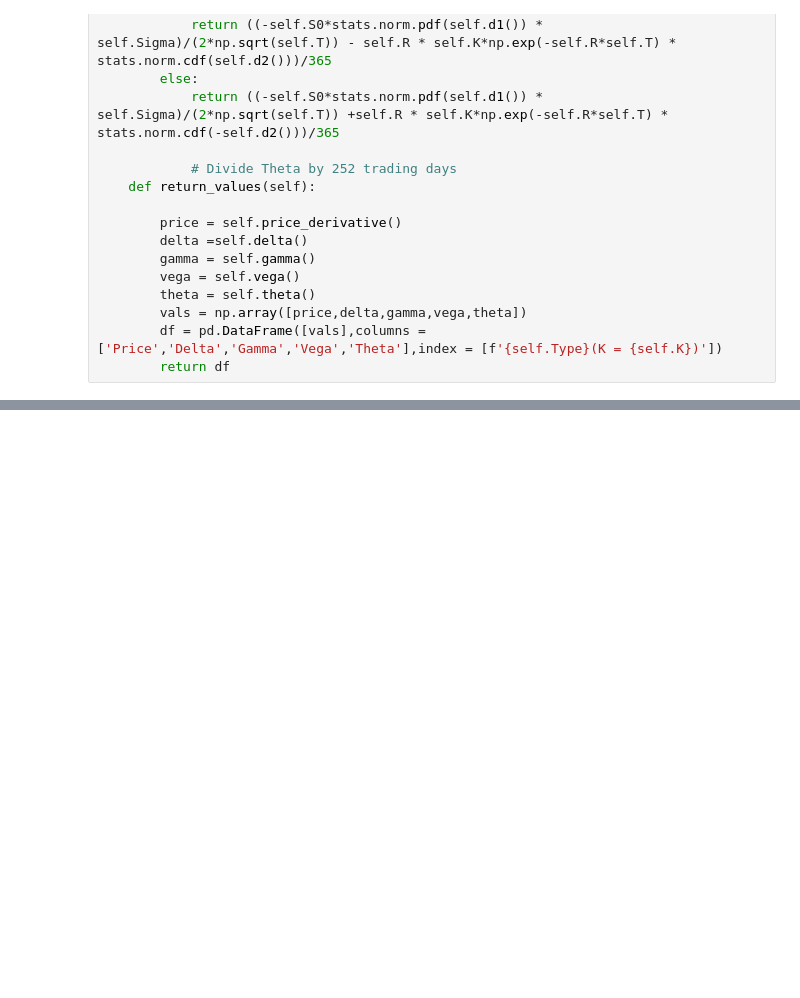
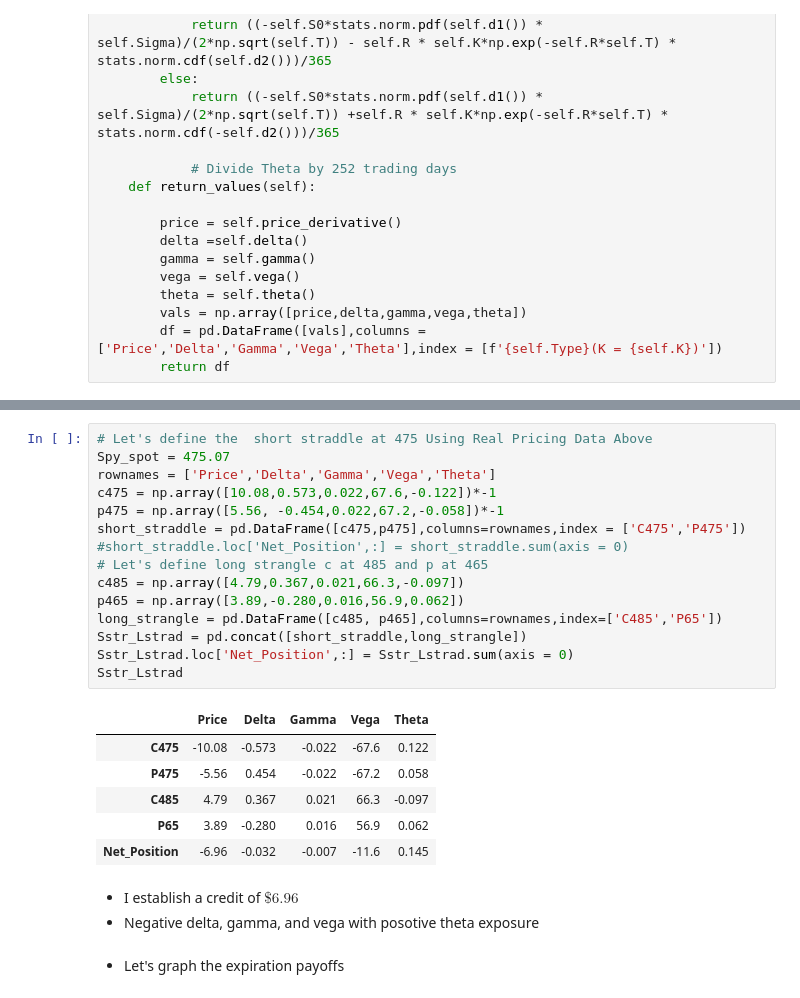
Before and after one commit to dcstein22/Option_Theory, a Jupyter notebook: lesson1_keegan.ipynb, the cells around one changed output, grey strips where cells are left out. Saved outputs shown, nothing was run; the diff lists cells and outputs as text; blank space fills up the shorter version.

```diff
--- a/lesson1_keegan.ipynb
+++ b/lesson1_keegan.ipynb
@@ -206,0 +592,27 @@ applejan.plot_contract()
+# %%
+# Let's define the  short straddle at 475 Using Real Pricing Data Above
+Spy_spot = 475.07
+rownames = ['Price','Delta','Gamma','Vega','Theta']
+c475 = np.array([10.08,0.573,0.022,67.6,-0.122])*-1
+p475 = np.array([5.56, -0.454,0.022,67.2,-0.058])*-1
+short_straddle = pd.DataFrame([c475,p475],columns=rownames,index = ['C475','P475'])
+#short_straddle.loc['Net_Position',:] = short_straddle.sum(axis = 0)
+# Let's define long strangle c at 485 and p at 465
+c485 = np.array([4.79,0.367,0.021,66.3,-0.097])
+p465 = np.array([3.89,-0.280,0.016,56.9,0.062])
+long_strangle = pd.DataFrame([c485, p465],columns=rownames,index=['C485','P65'])
+Sstr_Lstrad = pd.concat([short_straddle,long_strangle])
+Sstr_Lstrad.loc['Net_Position',:] = Sstr_Lstrad.sum(axis = 0)
+Sstr_Lstrad
+# %% [output]
+|  | Price | Delta | Gamma | Vega | Theta |
+| C475 | -10.08 | -0.573 | -0.022 | -67.6 | 0.122 |
+| P475 | -5.56 | 0.454 | -0.022 | -67.2 | 0.058 |
+| C485 | 4.79 | 0.367 | 0.021 | 66.3 | -0.097 |
+| P65 | 3.89 | -0.280 | 0.016 | 56.9 | 0.062 |
+| Net_Position | -6.96 | -0.032 | -0.007 | -11.6 | 0.145 |
+# %% [markdown]
+- I establish a credit of $\$6.96$
+- Negative delta, gamma, and vega with posotive theta exposure
+# %% [markdown]
+- Let's graph the expiration payoffs
```
Also changed, not shown: parts of 57 cells of this notebook, 4 other files.
